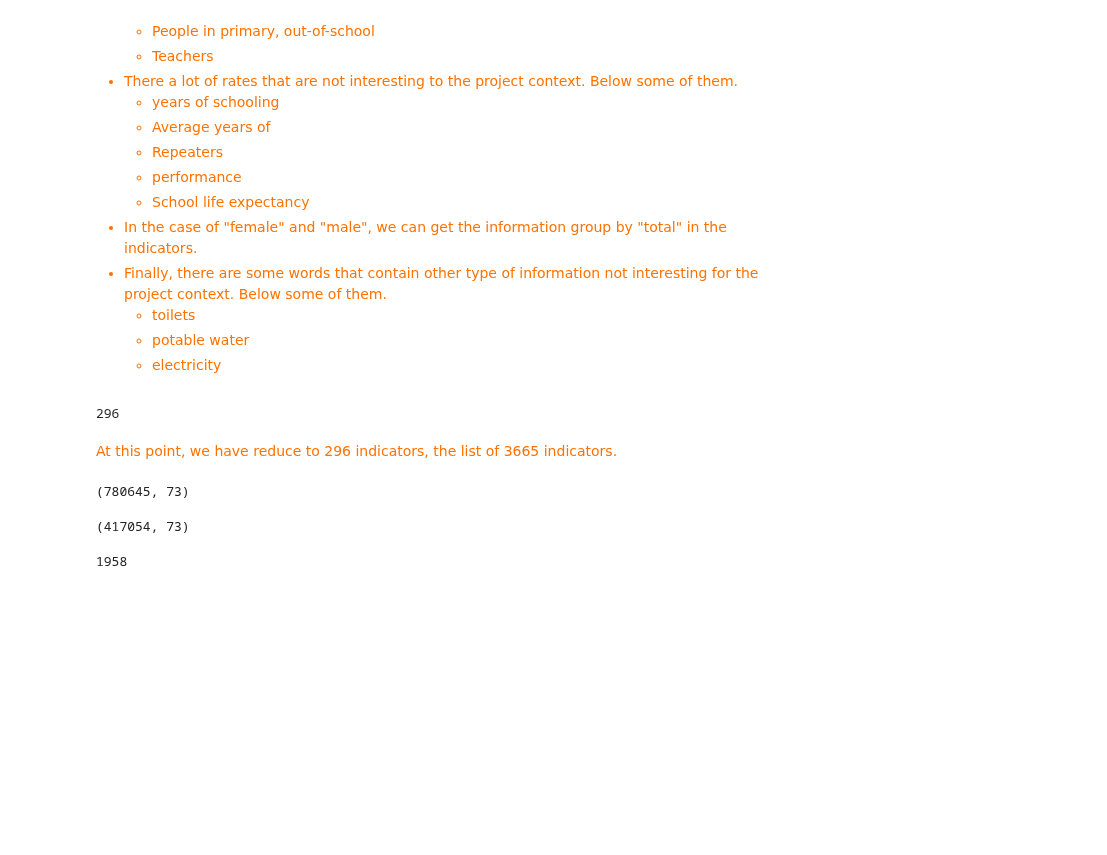
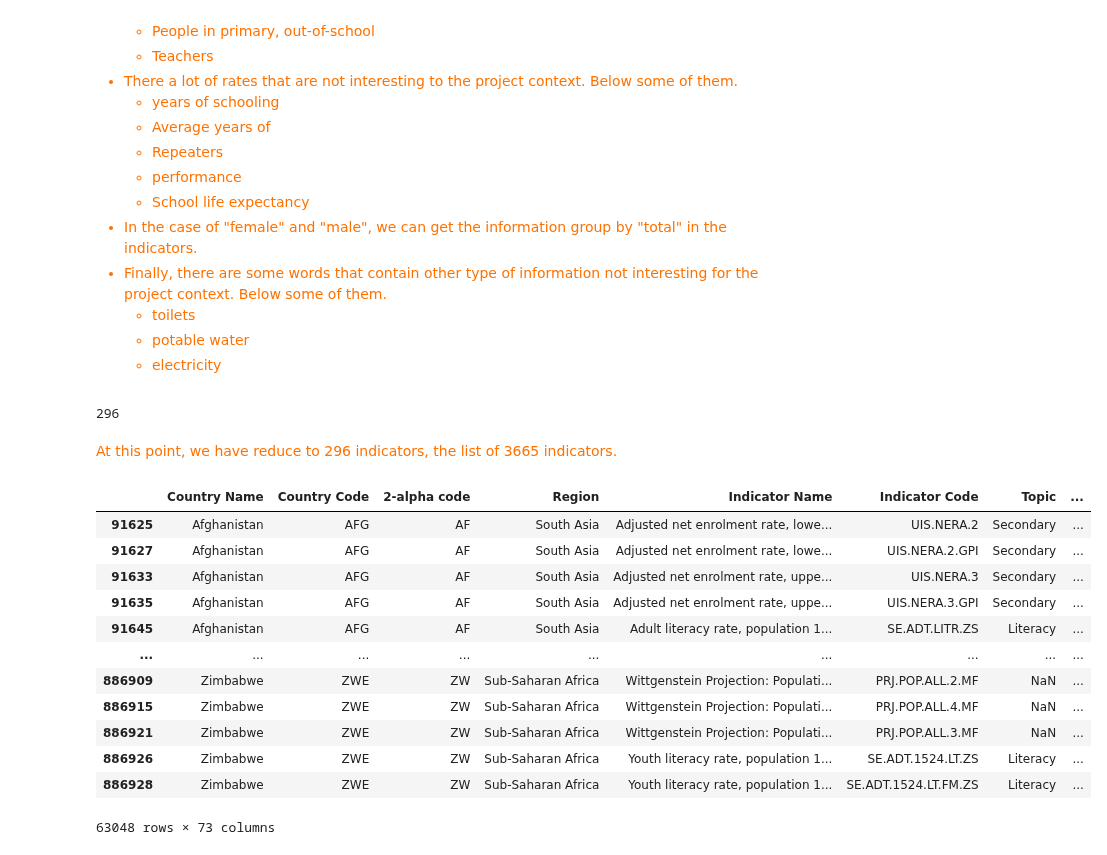
Before and after one commit to samirhinojosa/OC-P2-education-statistics, a Jupyter notebook: notebook.ipynb, the cells around one changed output. Cells and saved outputs as stored; diff of their text form; code cells hidden in the pictures; blank space fills up the shorter version.

Commit message:
working in indicators

```diff
--- a/notebook.ipynb
+++ b/notebook.ipynb
@@ -646,18 +646,22 @@ df_sample["Indicator Name"].nunique()
 <div style="color: RGB(255,114,0);">
 At this point, we have reduce to 296 indicators, the list of 3665 indicators.
 </div>
-# %%
-df_data_copy.shape
-# %% [output]
-(780645, 73)
 # %%
-df_sample.shape
+df_sample
 # %% [output]
+|  | Country Name | Country Code | 2-alpha code | Region | Indicator Name | Indicator Code | Topic | ... |
+| 91625 | Afghanistan | AFG | AF | South Asia | Adjusted net enrolment rate, lowe... | UIS.NERA.2 | Secondary | ... |
+| 91627 | Afghanistan | AFG | AF | South Asia | Adjusted net enrolment rate, lowe... | UIS.NERA.2.GPI | Secondary | ... |
+| 91633 | Afghanistan | AFG | AF | South Asia | Adjusted net enrolment rate, uppe... | UIS.NERA.3 | Secondary | ... |
+| 91635 | Afghanistan | AFG | AF | South Asia | Adjusted net enrolment rate, uppe... | UIS.NERA.3.GPI | Secondary | ... |
+| 91645 | Afghanistan | AFG | AF | South Asia | Adult literacy rate, population 1... | SE.ADT.LITR.ZS | Literacy | ... |
+| ... | ... | ... | ... | ... | ... | ... | ... | ... |
+| 886909 | Zimbabwe | ZWE | ZW | Sub-Saharan Africa | Wittgenstein Projection: Populati... | PRJ.POP.ALL.2.MF | NaN | ... |
+| 886915 | Zimbabwe | ZWE | ZW | Sub-Saharan Africa | Wittgenstein Projection: Populati... | PRJ.POP.ALL.4.MF | NaN | ... |
+| 886921 | Zimbabwe | ZWE | ZW | Sub-Saharan Africa | Wittgenstein Projection: Populati... | PRJ.POP.ALL.3.MF | NaN | ... |
+| 886926 | Zimbabwe | ZWE | ZW | Sub-Saharan Africa | Youth literacy rate, population 1... | SE.ADT.1524.LT.ZS | Literacy | ... |
+| 886928 | Zimbabwe | ZWE | ZW | Sub-Saharan Africa | Youth literacy rate, population 1... | SE.ADT.1524.LT.FM.ZS | Literacy | ... |
-(417054, 73)
+63048 rows × 73 columns
-# %%
-df_sample["Indicator Name"].nunique()
-# %% [output]
-1958
 # %%
 list = [
     "SP.POP.TOTL", "IT.NET.USER.P2", "UIS.E.3", "SE.TER.ENRL", "SP.POP.1524.TO.UN", "UIS.E.4", "IT.CMP.PCMP.P2"
```
Also changed, not shown: parts of 1 cell of this notebook.
